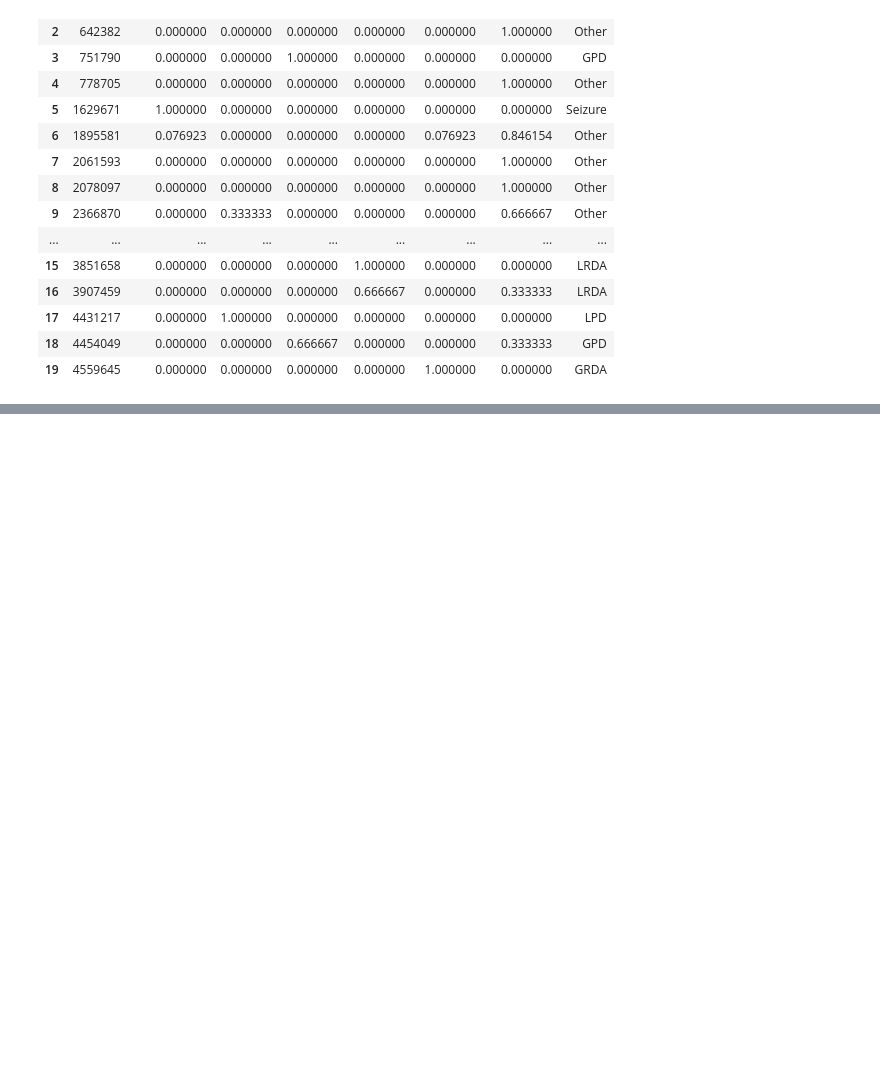
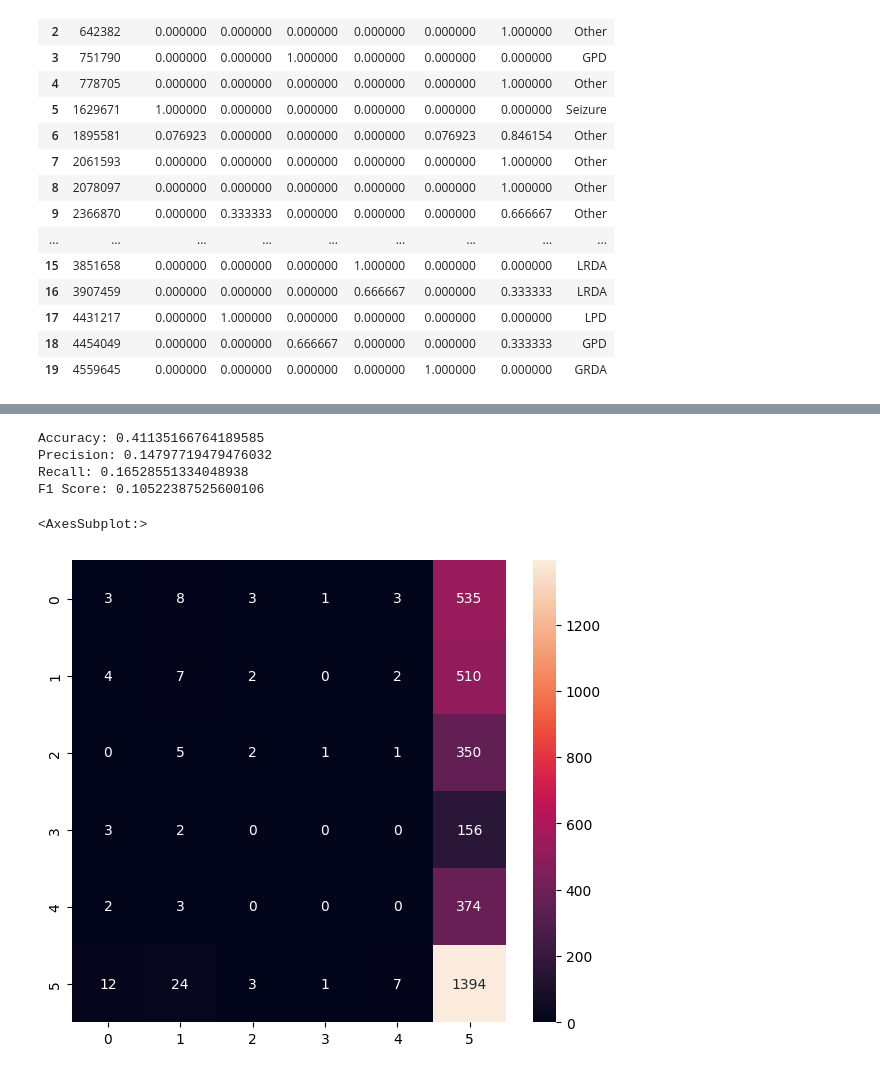
Before and after one commit to ramisa7/Team_EEG, a Jupyter notebook: Final_Project_CNN_model_EEG.ipynb, the cells around one changed output, grey strips where cells are left out. Saved outputs shown, nothing was run; the diff lists cells and outputs as text; code cells hidden in the pictures; blank space fills up the shorter version.

Commit message:
update cnn model eeg (before resampling)

```diff
--- a/Final_Project_CNN_model_EEG.ipynb
+++ b/Final_Project_CNN_model_EEG.ipynb
@@ -105,3 +107,5 @@ normalized_data.to_csv("normalized_data.csv", index=False)
+# %%
+labels = normalized_data["target"]
 # %%
 EEG_PATH = 'train_eegs/'
 train_path = 'normalized_data.csv'
@@ -238,10 +255,10 @@ Epoch 1, Loss: 1.5773152250852158
 # %%
-num_epochs = 1
+#train model more
+num_epochs = 4
 for epoch in range(num_epochs):
     model.train()
     running_loss = 0.0
-    for i, (inputs, labels) in enumerate(dataloader):
-        print(f"Dataloader: {i+1}/{len(dataloader)} - {round(time.time()-s,2)}s")
+    for i, (inputs, labels) in enumerate(train_dataloader):
         s = time.time()
         optimizer.zero_grad()
         outputs = model(inputs)
@@ -249,5 +266,6 @@ for epoch in range(num_epochs):
         loss.backward()
         optimizer.step()
         running_loss += loss.item()
-    print(f"Epoch {epoch+1}, Loss: {running_loss / len(dataloader)}")
+    print(f"Epoch {epoch+1}, Loss: {running_loss / len(train_dataloader)}")
+    torch.save(model.state_dict(), f'model_epoch_{num_epochs}.pth')
 # %% [output]
@@ -361,0 +377,5 @@ sub.head()
+# %%
+predictions_class = np.argmax(predictions, axis=1)
+#count how many different classes
+unique, counts = np.unique(predictions_class, return_counts=True)
+print(unique, counts)
@@ -361,0 +384,16 @@ sub.head()
+# %%
+#fit the model to the test data
+from sklearn.metrics import accuracy_score, precision_score, recall_score, f1_score
+# Create a list of class names
+class_names = ['Seizure', 'LPD', 'GPD', 'LRDA', 'GRDA', 'Other']
+
+# Create a dictionary to map class names to indices
+class_to_idx = {class_name: idx for idx, class_name in enumerate(class_names)}
+
+# Create a dictionary to map indices to class names
+idx_to_class = {idx: class_name for idx, class_name in enumerate(class_names)}
+
+# Convert test labels to indices
+test_label_idx = test_label.map(class_to_idx)
+
+print(f"Test label indices: {test_label_idx}")
@@ -361,0 +413,31 @@ sub.head()
+# %%
+# Calculate precision, recall, and F1 score
+accuracy = accuracy_score(test_label_idx, predictions_class)
+precision = precision_score(test_label_idx, predictions_class, average='macro')
+recall = recall_score(test_label_idx, predictions_class, average='macro')
+f1 = f1_score(test_label_idx, predictions_class, average='macro')
+print(f"Accuracy: {accuracy}")
+print(f"Precision: {precision}")
+print(f"Recall: {recall}")
+print(f"F1 Score: {f1}")
+# %% [output]
+Accuracy: 0.41135166764189585
+Precision: 0.14797719479476032
+Recall: 0.16528551334048938
+F1 Score: 0.10522387525600106
+# %%
+import numpy as np
+import seaborn as sns
+import matplotlib.pyplot as plt
+from sklearn.metrics import confusion_matrix
+
+
+
+from sklearn.metrics import confusion_matrix
+import seaborn as sns
+conf = confusion_matrix(test_label_idx, predictions_class)
+plt.figure(figsize=(7,6))
+sns.heatmap(conf, annot=True, fmt='d')
+# %% [output]
+<AxesSubplot:>
+[figure, added]
```
Also changed, not shown: parts of 16 cells of this notebook.
